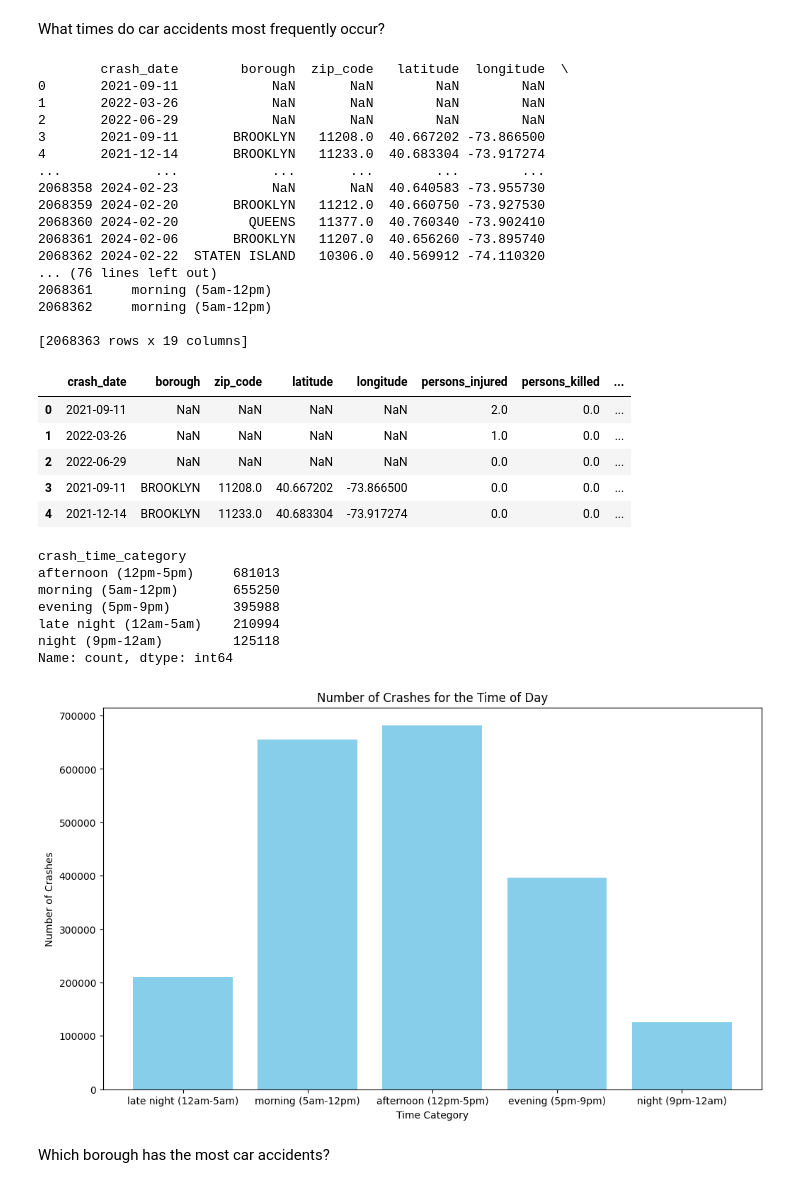
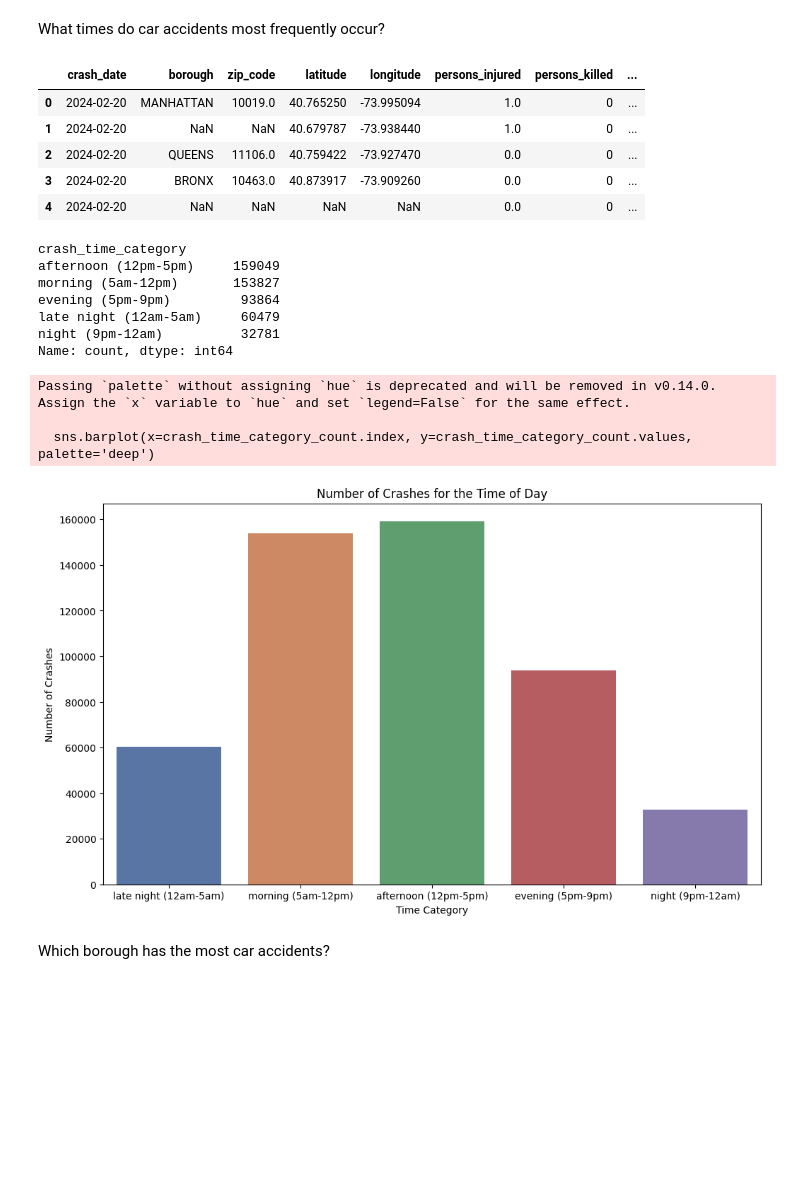
Before and after one commit to jsonshan/NYC-car-accidents, a Jupyter notebook: cars.ipynb, the cells around one changed output. Saved outputs shown, nothing was run; the diff lists cells and outputs as text; code cells hidden in the pictures; blank space fills up the shorter version.

```diff
--- a/cars.ipynb
+++ b/cars.ipynb
@@ -5,7 +5,7 @@ import numpy as np
 import seaborn as sns
 import matplotlib.pyplot as plt
 
-data = pd.read_csv('car-accidents.csv')
+data = pd.read_csv('car-accidents.csv', nrows=500000)
 # %% [output]
 Pyarrow will become a required dependency of pandas in the next major release of pandas (pandas 3.0),
 (to allow more performant data types, such as the Arrow string type, and better interoperability with other libraries)
@@ -324,64 +418,44 @@ data = data.drop(['crash_time'], axis=1)
 
 # Revert 'crash_time' back to an object
 data['crash_time'] = data['crash_time_category'].astype(str)
-
-# Display the DataFrame
-print(data)
-# %% [output]
-        crash_date        borough  zip_code   latitude  longitude  \
-0       2021-09-11            NaN       NaN        NaN        NaN
-1       2022-03-26            NaN       NaN        NaN        NaN
-2       2022-06-29            NaN       NaN        NaN        NaN
-3       2021-09-11       BROOKLYN   11208.0  40.667202 -73.866500
-4       2021-12-14       BROOKLYN   11233.0  40.683304 -73.917274
-...            ...            ...       ...        ...        ...
-2068358 2024-02-23            NaN       NaN  40.640583 -73.955730
-2068359 2024-02-20       BROOKLYN   11212.0  40.660750 -73.927530
-2068360 2024-02-20         QUEENS   11377.0  40.760340 -73.902410
-2068361 2024-02-06       BROOKLYN   11207.0  40.656260 -73.895740
-2068362 2024-02-22  STATEN ISLAND   10306.0  40.569912 -74.110320
-... (76 lines left out)
-2068361     morning (5am-12pm)
-2068362     morning (5am-12pm)
-
-[2068363 rows x 19 columns]
 # %%
 # checking for newly added column, crash_time_category exists
 data.head()
 # %% [output]
 |  | crash_date | borough | zip_code | latitude | longitude | persons_injured | persons_killed | ... |
-| 0 | 2021-09-11 | NaN | NaN | NaN | NaN | 2.0 | 0.0 | ... |
-| 1 | 2022-03-26 | NaN | NaN | NaN | NaN | 1.0 | 0.0 | ... |
-| 2 | 2022-06-29 | NaN | NaN | NaN | NaN | 0.0 | 0.0 | ... |
-| 3 | 2021-09-11 | BROOKLYN | 11208.0 | 40.667202 | -73.866500 | 0.0 | 0.0 | ... |
-| 4 | 2021-12-14 | BROOKLYN | 11233.0 | 40.683304 | -73.917274 | 0.0 | 0.0 | ... |
+| 0 | 2024-02-20 | MANHATTAN | 10019.0 | 40.765250 | -73.995094 | 1.0 | 0 | ... |
+| 1 | 2024-02-20 | NaN | NaN | 40.679787 | -73.938440 | 1.0 | 0 | ... |
+| 2 | 2024-02-20 | QUEENS | 11106.0 | 40.759422 | -73.927470 | 0.0 | 0 | ... |
+| 3 | 2024-02-20 | BRONX | 10463.0 | 40.873917 | -73.909260 | 0.0 | 0 | ... |
+| 4 | 2024-02-20 | NaN | NaN | NaN | NaN | 0.0 | 0 | ... |
 # %%
 data['crash_time_category'].value_counts()
 # %% [output]
 crash_time_category
-afternoon (12pm-5pm)     681013
-morning (5am-12pm)       655250
-evening (5pm-9pm)        395988
-late night (12am-5am)    210994
-night (9pm-12am)         125118
+afternoon (12pm-5pm)     159049
+morning (5am-12pm)       153827
+evening (5pm-9pm)         93864
+late night (12am-5am)     60479
+night (9pm-12am)          32781
 Name: count, dtype: int64
 # %%
 crash_time_category_count = data['crash_time_category'].value_counts()
 
 crash_time_category_count = crash_time_category_count.sort_index()
 
 plt.figure(figsize=(12, 7))
-
-plt.bar(crash_time_category_count.index, crash_time_category_count.values, color='skyblue')
-
+sns.barplot(x=crash_time_category_count.index, y=crash_time_category_count.values, palette='deep')
 plt.title('Number of Crashes for the Time of Day')
 plt.xlabel('Time Category')
 plt.ylabel('Number of Crashes')
 
 
 plt.show()
 # %% [output]
+Passing `palette` without assigning `hue` is deprecated and will be removed in v0.14.0. Assign the `x` variable to `hue` and set `legend=False` for the same effect.
+
+  sns.barplot(x=crash_time_category_count.index, y=crash_time_category_count.values, palette='deep')
-[figure, old version]
+[figure, new version]
 # %% [markdown]
 Which borough has the most car accidents?
 # %%
```
Also changed, not shown: parts of 26 cells of this notebook.
